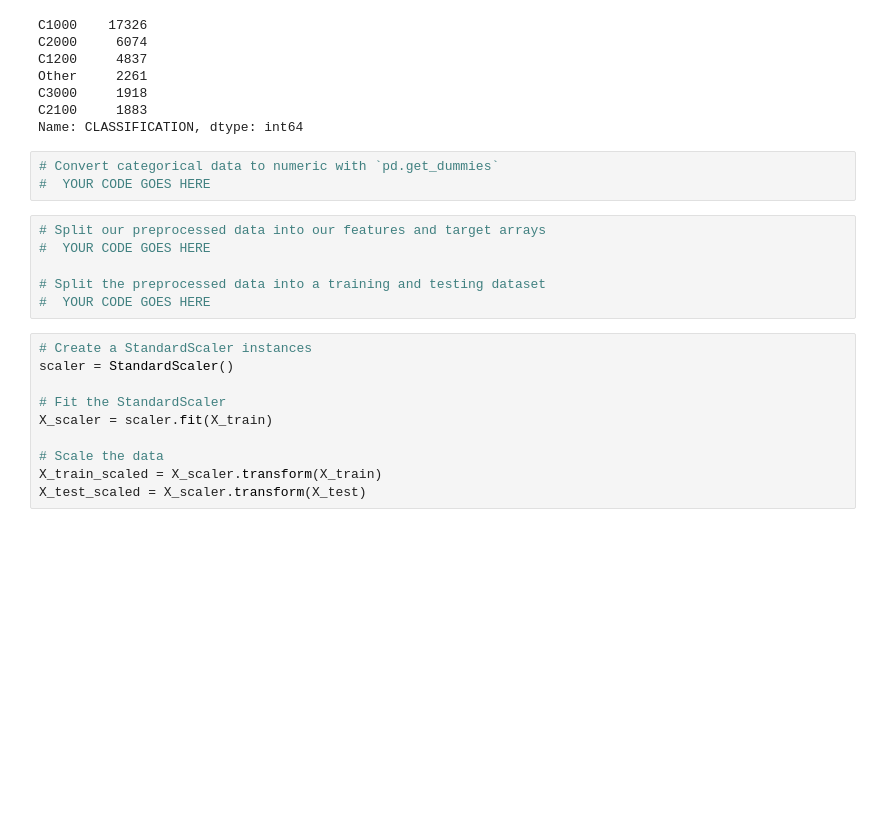
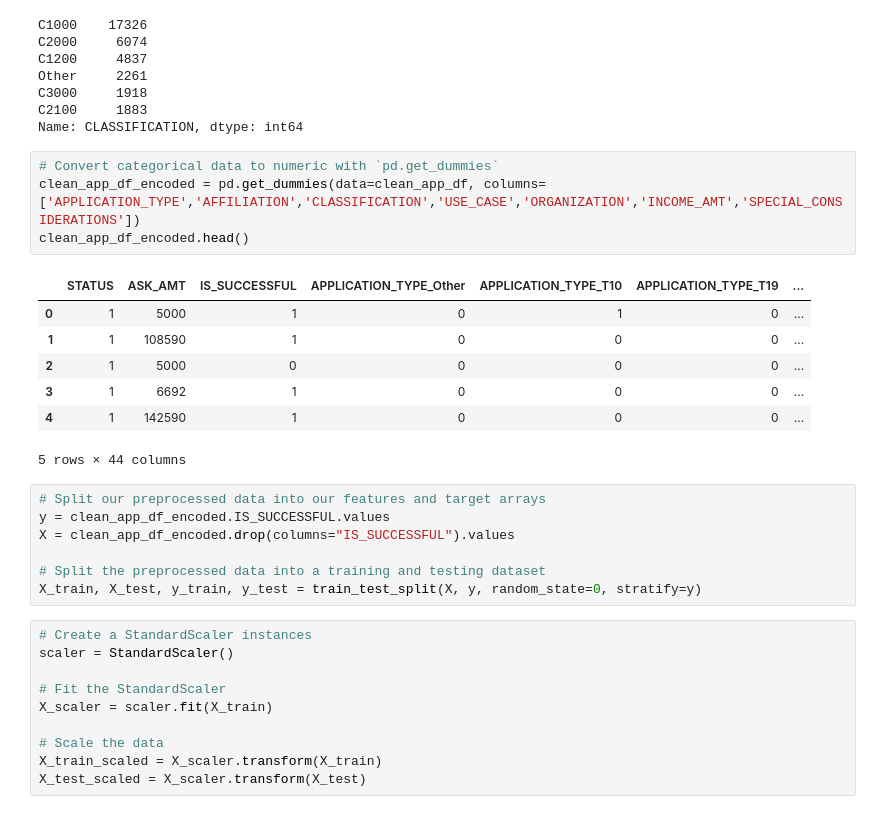
Before and after one commit to zmoloci/deep-learning-challenge, a Jupyter notebook: deep_learning.ipynb, the cells around one changed output. Saved outputs shown, nothing was run; the diff lists cells and outputs as text; blank space fills up the shorter version.

Commit message:
Second commit - PREprocess Data COMPLETE

```diff
--- a/deep_learning.ipynb
+++ b/deep_learning.ipynb
@@ -165,13 +165,23 @@ C2100     1883
 Name: CLASSIFICATION, dtype: int64
 # %%
 # Convert categorical data to numeric with `pd.get_dummies`
-#  YOUR CODE GOES HERE
+clean_app_df_encoded = pd.get_dummies(data=clean_app_df, columns=['APPLICATION_TYPE','AFFILIATION','CLASSIFICATION','USE_CASE','ORGANIZATION','INCOME_AMT','SPECIAL_CONSIDERATIONS'])
+clean_app_df_encoded.head()
+# %% [output]
+|  | STATUS | ASK_AMT | IS_SUCCESSFUL | APPLICATION_TYPE_Other | APPLICATION_TYPE_T10 | APPLICATION_TYPE_T19 | ... |
+| 0 | 1 | 5000 | 1 | 0 | 1 | 0 | ... |
+| 1 | 1 | 108590 | 1 | 0 | 0 | 0 | ... |
+| 2 | 1 | 5000 | 0 | 0 | 0 | 0 | ... |
+| 3 | 1 | 6692 | 1 | 0 | 0 | 0 | ... |
+| 4 | 1 | 142590 | 1 | 0 | 0 | 0 | ... |
+5 rows × 44 columns
 # %%
 # Split our preprocessed data into our features and target arrays
-#  YOUR CODE GOES HERE
+y = clean_app_df_encoded.IS_SUCCESSFUL.values
+X = clean_app_df_encoded.drop(columns="IS_SUCCESSFUL").values
 
 # Split the preprocessed data into a training and testing dataset
-#  YOUR CODE GOES HERE
+X_train, X_test, y_train, y_test = train_test_split(X, y, random_state=0, stratify=y)
 # %%
 # Create a StandardScaler instances
 scaler = StandardScaler()
```
Also changed, not shown: parts of 2 cells of this notebook.
